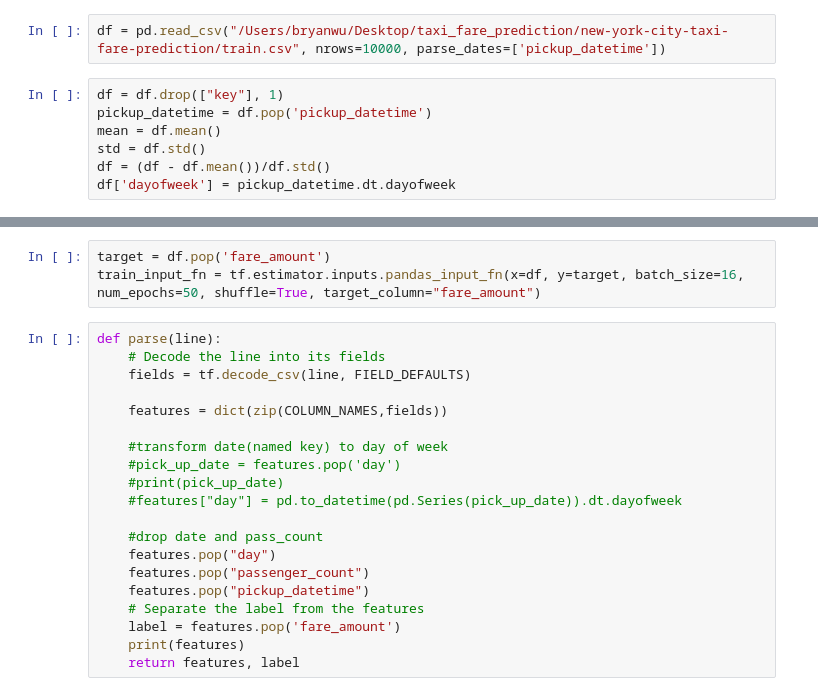
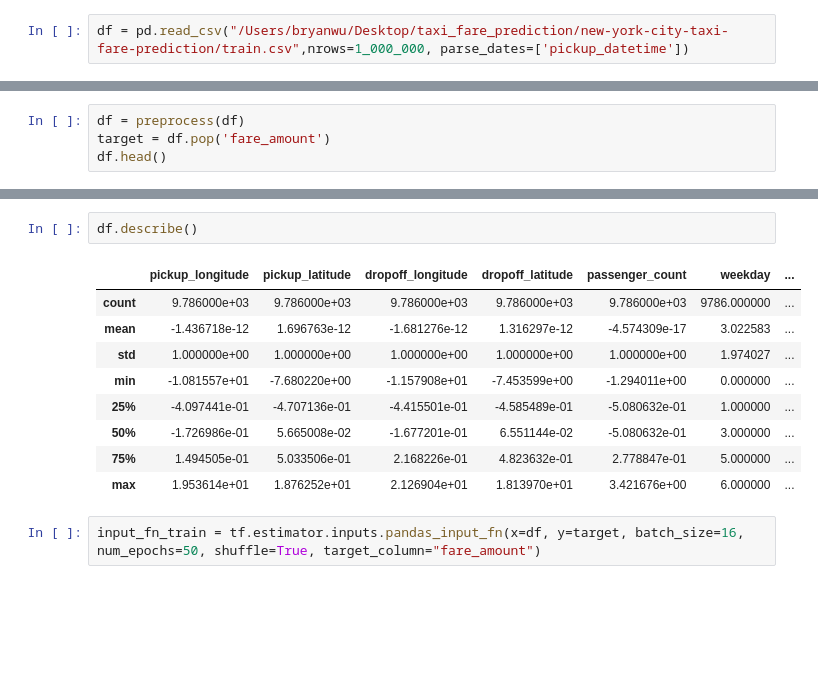
Before and after one commit to bowenng/taxi-price-prediction, a Jupyter notebook: main.ipynb, the cells around one changed output, grey strips where cells are left out. Saved outputs shown, nothing was run; the diff lists cells and outputs as text; blank space fills up the shorter version.

```diff
--- a/main.ipynb
+++ b/main.ipynb
@@ -5,11 +7,4 @@ print(tf.__version__)
 # %% [output]
 1.13.1
 # %%
-df = pd.read_csv("/Users/bryanwu/Desktop/taxi_fare_prediction/new-york-city-taxi-fare-prediction/train.csv", nrows=10000, parse_dates=['pickup_datetime'])
+df = pd.read_csv("/Users/bryanwu/Desktop/taxi_fare_prediction/new-york-city-taxi-fare-prediction/train.csv",nrows=1_000_000, parse_dates=['pickup_datetime'])
-# %%
-df = df.drop(["key"], 1)
-pickup_datetime = df.pop('pickup_datetime')
-mean = df.mean()
-std = df.std()
-df = (df - df.mean())/df.std()
-df['dayofweek'] = pickup_datetime.dt.dayofweek
@@ -15,0 +95,4 @@ df['dayofweek'] = pickup_datetime.dt.dayofweek
+# %%
+df = preprocess(df)
+target = df.pop('fare_amount')
+df.head()
@@ -16,23 +106,14 @@ df['dayofweek'] = pickup_datetime.dt.dayofweek
+# %%
+df.describe()
+# %% [output]
+|  | pickup_longitude | pickup_latitude | dropoff_longitude | dropoff_latitude | passenger_count | weekday | ... |
+| count | 9.786000e+03 | 9.786000e+03 | 9.786000e+03 | 9.786000e+03 | 9.786000e+03 | 9786.000000 | ... |
+| mean | -1.436718e-12 | 1.696763e-12 | -1.681276e-12 | 1.316297e-12 | -4.574309e-17 | 3.022583 | ... |
+| std | 1.000000e+00 | 1.000000e+00 | 1.000000e+00 | 1.000000e+00 | 1.000000e+00 | 1.974027 | ... |
+| min | -1.081557e+01 | -7.680220e+00 | -1.157908e+01 | -7.453599e+00 | -1.294011e+00 | 0.000000 | ... |
+| 25% | -4.097441e-01 | -4.707136e-01 | -4.415501e-01 | -4.585489e-01 | -5.080632e-01 | 1.000000 | ... |
+| 50% | -1.726986e-01 | 5.665008e-02 | -1.677201e-01 | 6.551144e-02 | -5.080632e-01 | 3.000000 | ... |
+| 75% | 1.494505e-01 | 5.033506e-01 | 2.168226e-01 | 4.823632e-01 | 2.778847e-01 | 5.000000 | ... |
+| max | 1.953614e+01 | 1.876252e+01 | 2.126904e+01 | 1.813970e+01 | 3.421676e+00 | 6.000000 | ... |
 # %%
-target = df.pop('fare_amount')
-train_input_fn = tf.estimator.inputs.pandas_input_fn(x=df, y=target, batch_size=16, num_epochs=50, shuffle=True, target_column="fare_amount")
+input_fn_train = tf.estimator.inputs.pandas_input_fn(x=df, y=target, batch_size=16, num_epochs=50, shuffle=True, target_column="fare_amount")
-# %%
-def parse(line):
-    # Decode the line into its fields
-    fields = tf.decode_csv(line, FIELD_DEFAULTS)
-
-    features = dict(zip(COLUMN_NAMES,fields))
-
-    #transform date(named key) to day of week
-    #pick_up_date = features.pop('day')
-    #print(pick_up_date)
-    #features["day"] = pd.to_datetime(pd.Series(pick_up_date)).dt.dayofweek
-
-    #drop date and pass_count
-    features.pop("day")
-    features.pop("passenger_count")
-    features.pop("pickup_datetime")
-    # Separate the label from the features
-    label = features.pop('fare_amount')
-    print(features)
-    return features, label
```
Also changed, not shown: parts of 11 cells of this notebook, 1 other file.
